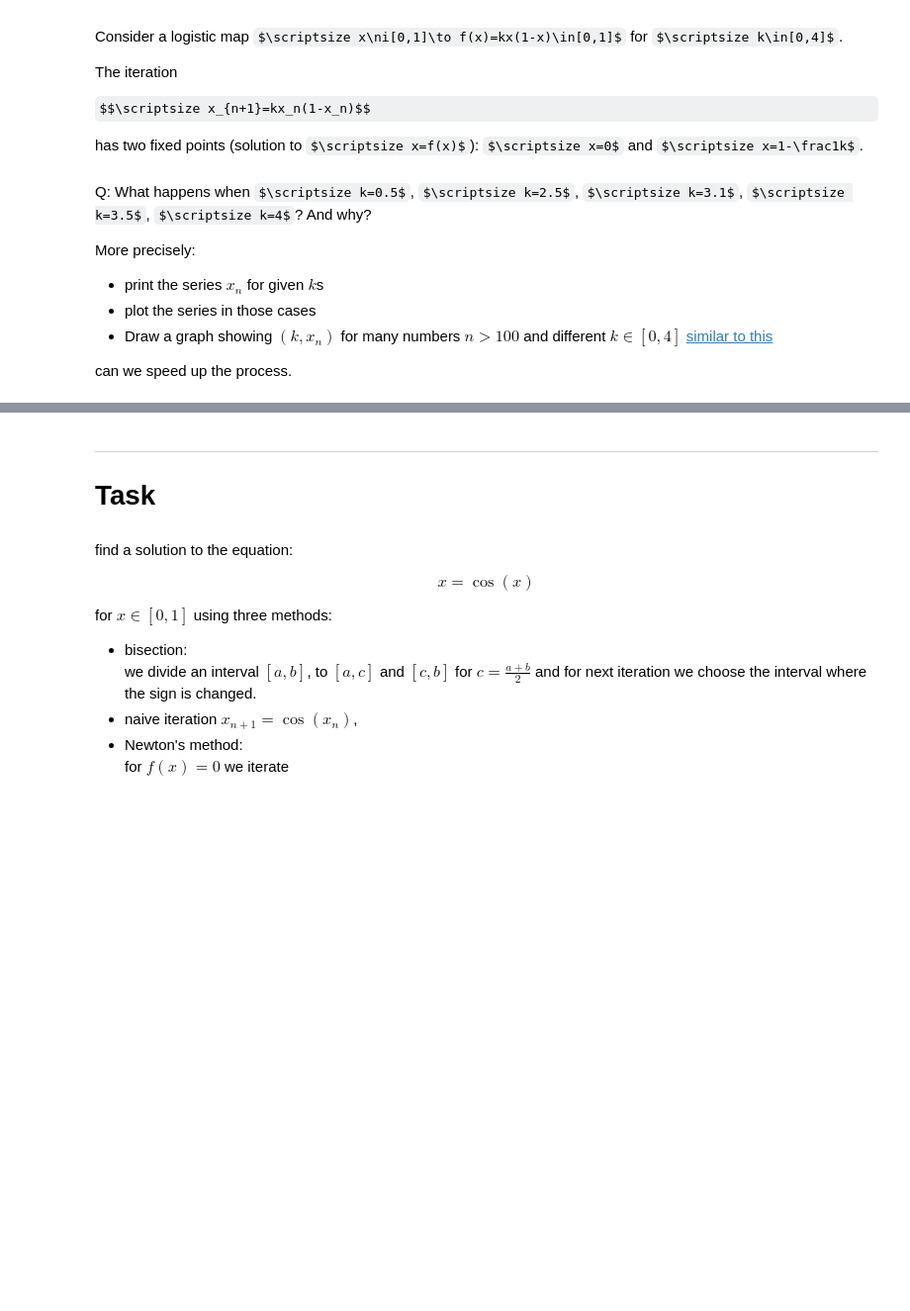
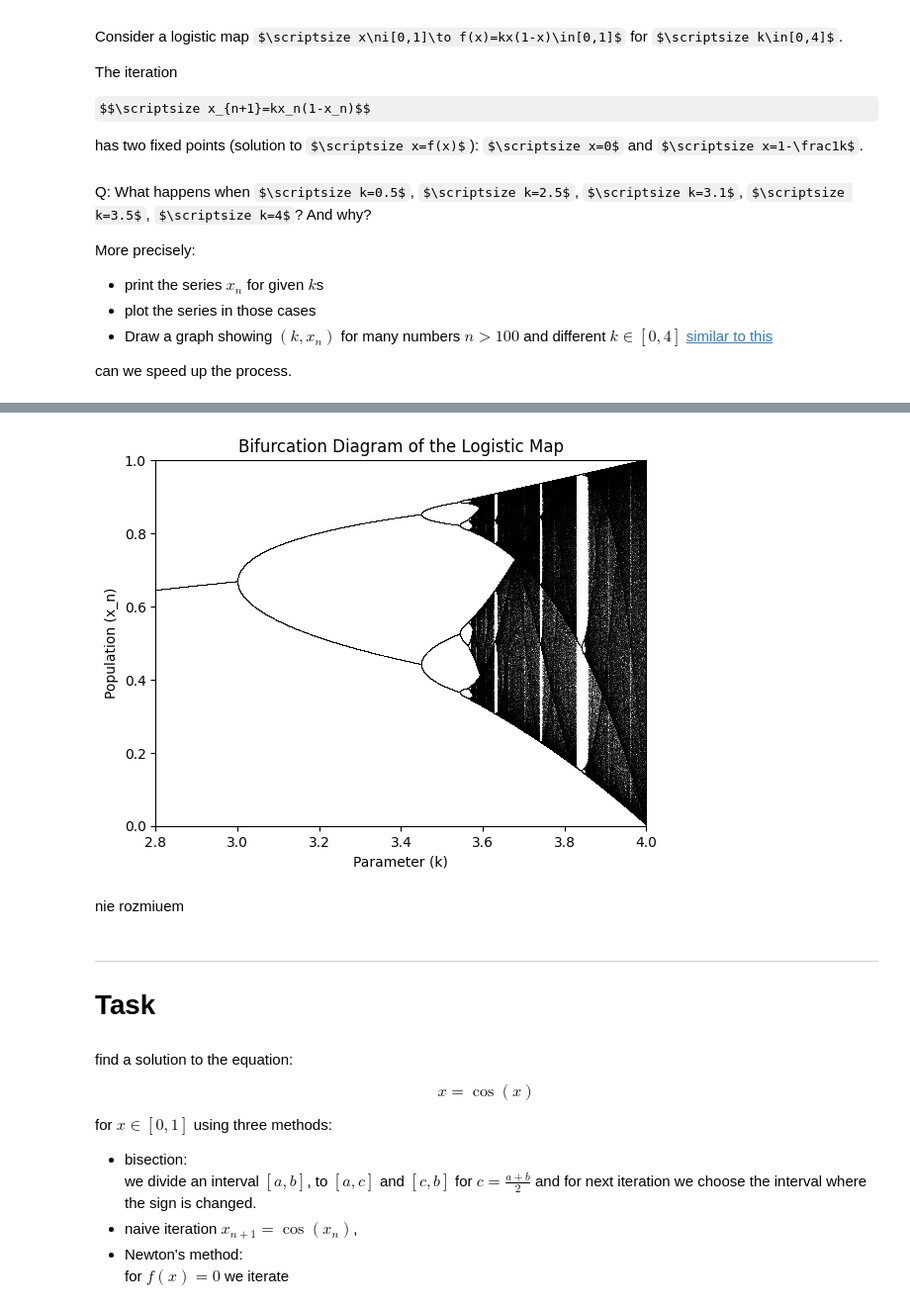
Before and after one commit to falcotinnunculus/szaloneramki, a Jupyter notebook: 03/python_03_tasks.ipynb, the cells around one changed output, grey strips where cells are left out. Shown at 99% size. Saved outputs shown, nothing was run; the diff lists cells and outputs as text; code cells hidden in the pictures; some formulas as TeX source; blank space fills up the shorter version.

```diff
--- a/03/python_03_tasks.ipynb
+++ b/03/python_03_tasks.ipynb
@@ -81,3 +177,21 @@ can we speed up the process.
+# %%
+for n in tqdm(range(n_iter_bifurcation)):
+    x = k_range * x * (1 - x)
+    # After a transient, start plotting the points
+    if n >= (n_iter_bifurcation - n_last_plot):
+        plt.plot(k_range, x, ',k', alpha=0.25, markersize=0.5)
+        # ',k' means black commas (tiny dots), alpha for transparency
+
+plt.title("Bifurcation Diagram of the Logistic Map")
+plt.xlabel("Parameter (k)")
+plt.ylabel("Population (x_n)")
+plt.xlim(2.8, 4.0)
+plt.ylim(0, 1)
+plt.show()
+# %% [output]
+[figure, added]
+# %% [markdown]
+nie rozmiuem
 # %% [markdown]
 ---
 
```
Also changed, not shown: parts of 19 cells of this notebook.
